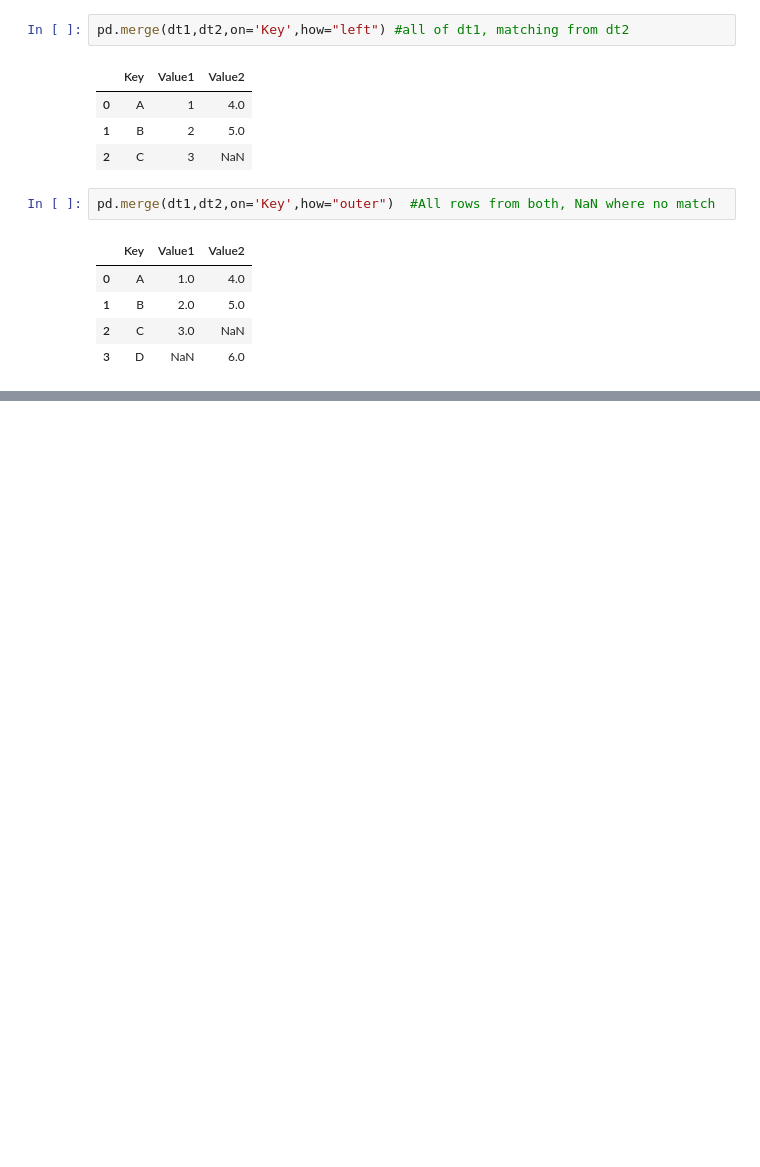
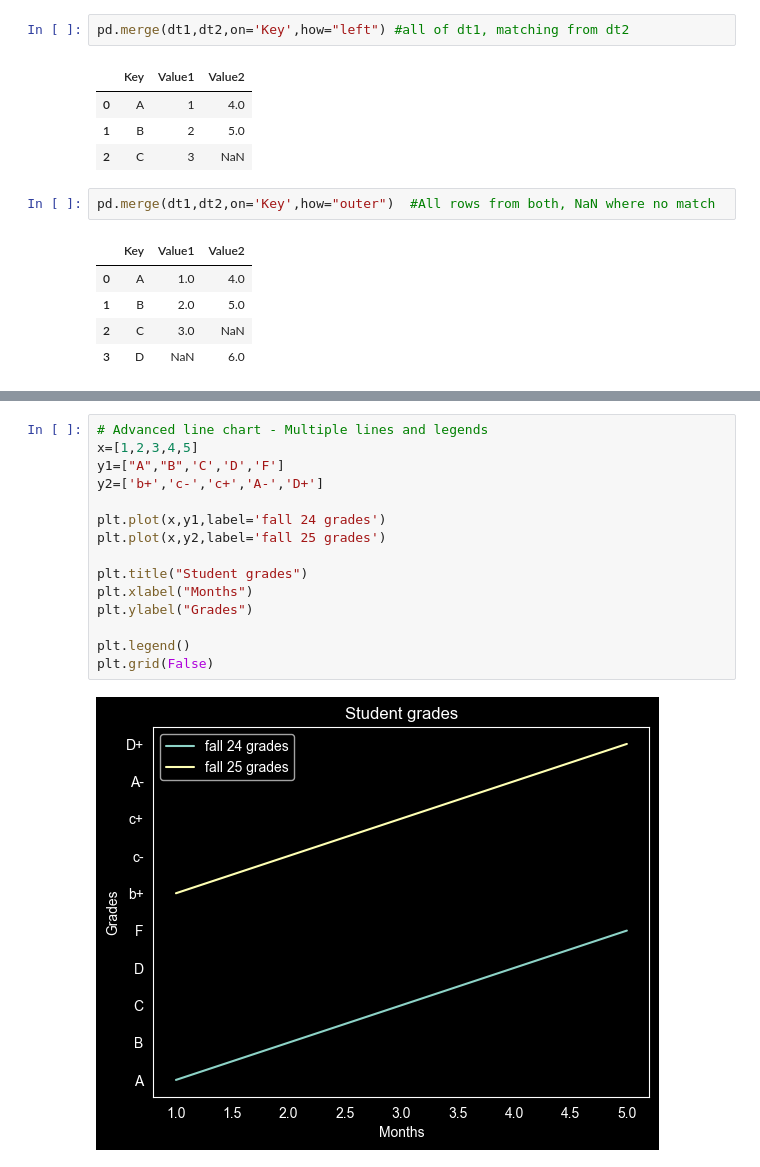
Before and after one commit to huzaifawaheed10/LIBRARIES_IN_PYTHON, a Jupyter notebook: LIBRARIES FOR DATA ANALYSIS.ipynb, the cells around one changed output, grey strips where cells are left out. Saved outputs shown, nothing was run; the diff lists cells and outputs as text; blank space fills up the shorter version.

```diff
--- a/LIBRARIES FOR DATA ANALYSIS.ipynb
+++ b/LIBRARIES FOR DATA ANALYSIS.ipynb
@@ -1445,0 +1660,17 @@ pd.merge(dt1,dt2,on='Key',how="outer")  #All rows from both, NaN where no match
+# %%
+# Advanced line chart - Multiple lines and legends
+x=[1,2,3,4,5]
+y1=["A","B",'C','D','F']
+y2=['b+','c-','c+','A-','D+']
+
+plt.plot(x,y1,label='fall 24 grades')
+plt.plot(x,y2,label='fall 25 grades')
+
+plt.title("Student grades")
+plt.xlabel("Months")
+plt.ylabel("Grades")
+
+plt.legend()
+plt.grid(False)
+# %% [output]
+[figure, added]
```
Also changed, not shown: parts of 29 cells of this notebook.
